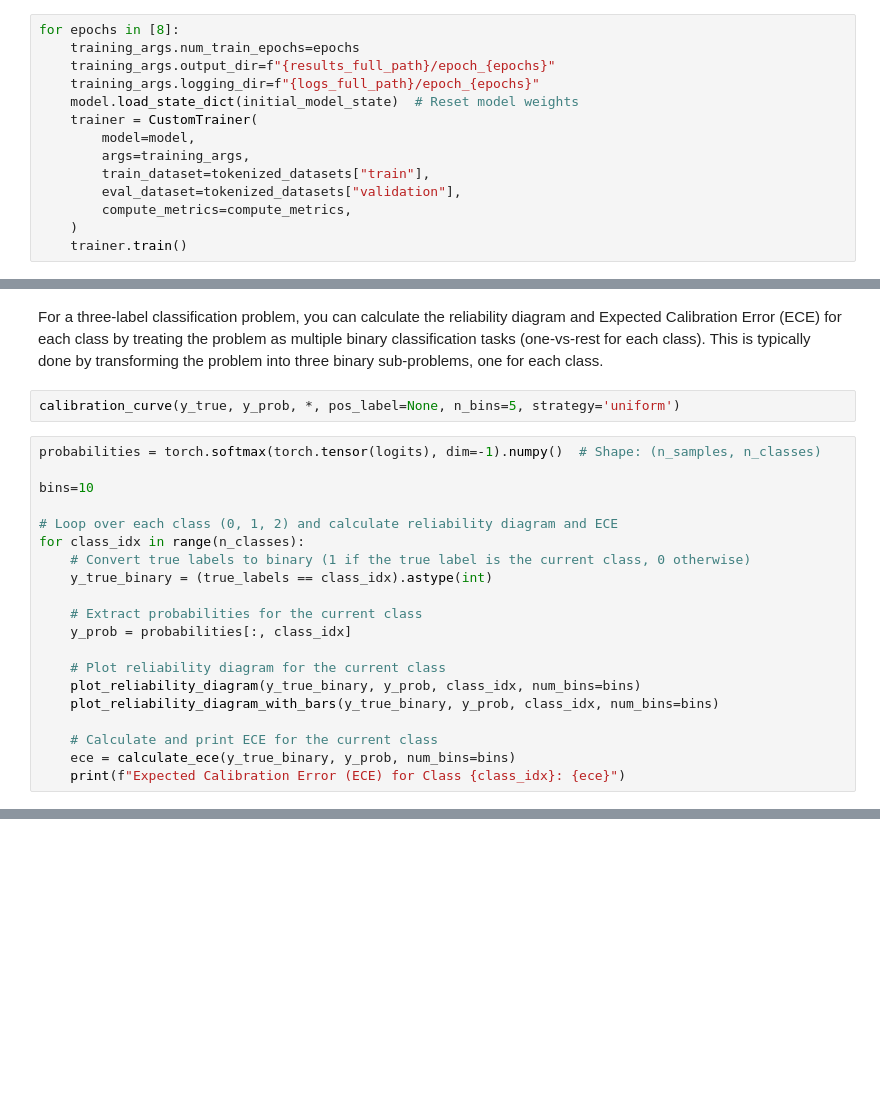
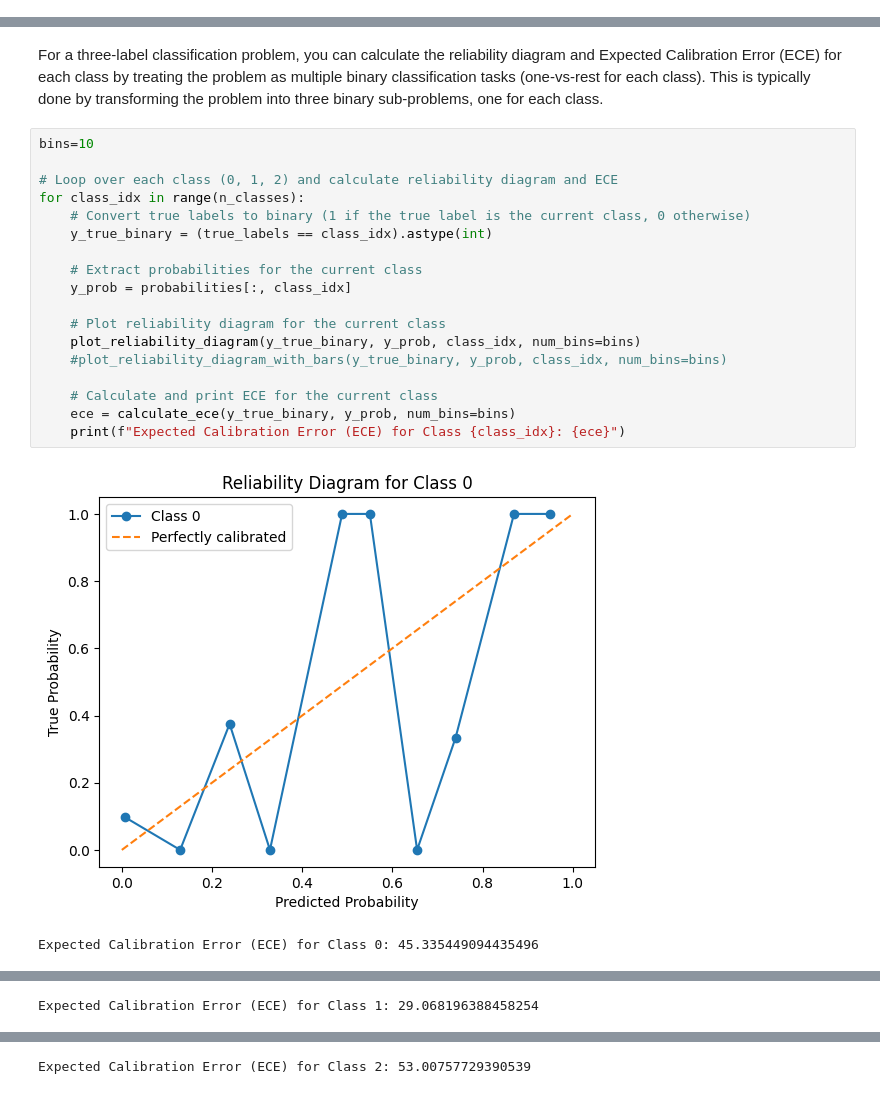
Before and after one commit to SadoukHamzaTarik/Calibration_test, a Jupyter notebook: Copie_de_ArBert_AuSTR_final.ipynb, the cells around one changed output, grey strips where cells are left out. Saved outputs shown, nothing was run; the diff lists cells and outputs as text; blank space fills up the shorter version.

```diff
--- a/Copie_de_ArBert_AuSTR_final.ipynb
+++ b/Copie_de_ArBert_AuSTR_final.ipynb
@@ -306,14 +272,0 @@ def compute_metrics(eval_pred):
-# %%
-for epochs in [8]:
-    training_args.num_train_epochs=epochs
-    training_args.output_dir=f"{results_full_path}/epoch_{epochs}"
-    training_args.logging_dir=f"{logs_full_path}/epoch_{epochs}"
-    model.load_state_dict(initial_model_state)  # Reset model weights
-    trainer = CustomTrainer(
-        model=model,
-        args=training_args,
-        train_dataset=tokenized_datasets["train"],
-        eval_dataset=tokenized_datasets["validation"],
-        compute_metrics=compute_metrics,
-    )
-    trainer.train()
@@ -449,24 +369,23 @@ f1_score
 # %% [markdown]
 For a three-label classification problem, you can calculate the reliability diagram and Expected Calibration Error (ECE) for each class by treating the problem as multiple binary classification tasks (one-vs-rest for each class). This is typically done by transforming the problem into three binary sub-problems, one for each class.
-# %%
-calibration_curve(y_true, y_prob, *, pos_label=None, n_bins=5, strategy='uniform')
 # %%
-probabilities = torch.softmax(torch.tensor(logits), dim=-1).numpy()  # Shape: (n_samples, n_classes)
-
 bins=10
 
 # Loop over each class (0, 1, 2) and calculate reliability diagram and ECE
 for class_idx in range(n_classes):
     # Convert true labels to binary (1 if the true label is the current class, 0 otherwise)
     y_true_binary = (true_labels == class_idx).astype(int)
 
     # Extract probabilities for the current class
     y_prob = probabilities[:, class_idx]
 
     # Plot reliability diagram for the current class
     plot_reliability_diagram(y_true_binary, y_prob, class_idx, num_bins=bins)
-    plot_reliability_diagram_with_bars(y_true_binary, y_prob, class_idx, num_bins=bins)
+    #plot_reliability_diagram_with_bars(y_true_binary, y_prob, class_idx, num_bins=bins)
 
     # Calculate and print ECE for the current class
     ece = calculate_ece(y_true_binary, y_prob, num_bins=bins)
     print(f"Expected Calibration Error (ECE) for Class {class_idx}: {ece}")
+# %% [output]
+[figure, added]
+Expected Calibration Error (ECE) for Class 0: 45.335449094435496
@@ -472,0 +393 @@ for class_idx in range(n_classes):
+Expected Calibration Error (ECE) for Class 1: 29.068196388458254
@@ -473 +395,2 @@ for class_idx in range(n_classes):
+Expected Calibration Error (ECE) for Class 2: 53.00757729390539
 # %%
```
Also changed, not shown: parts of 19 cells of this notebook.
